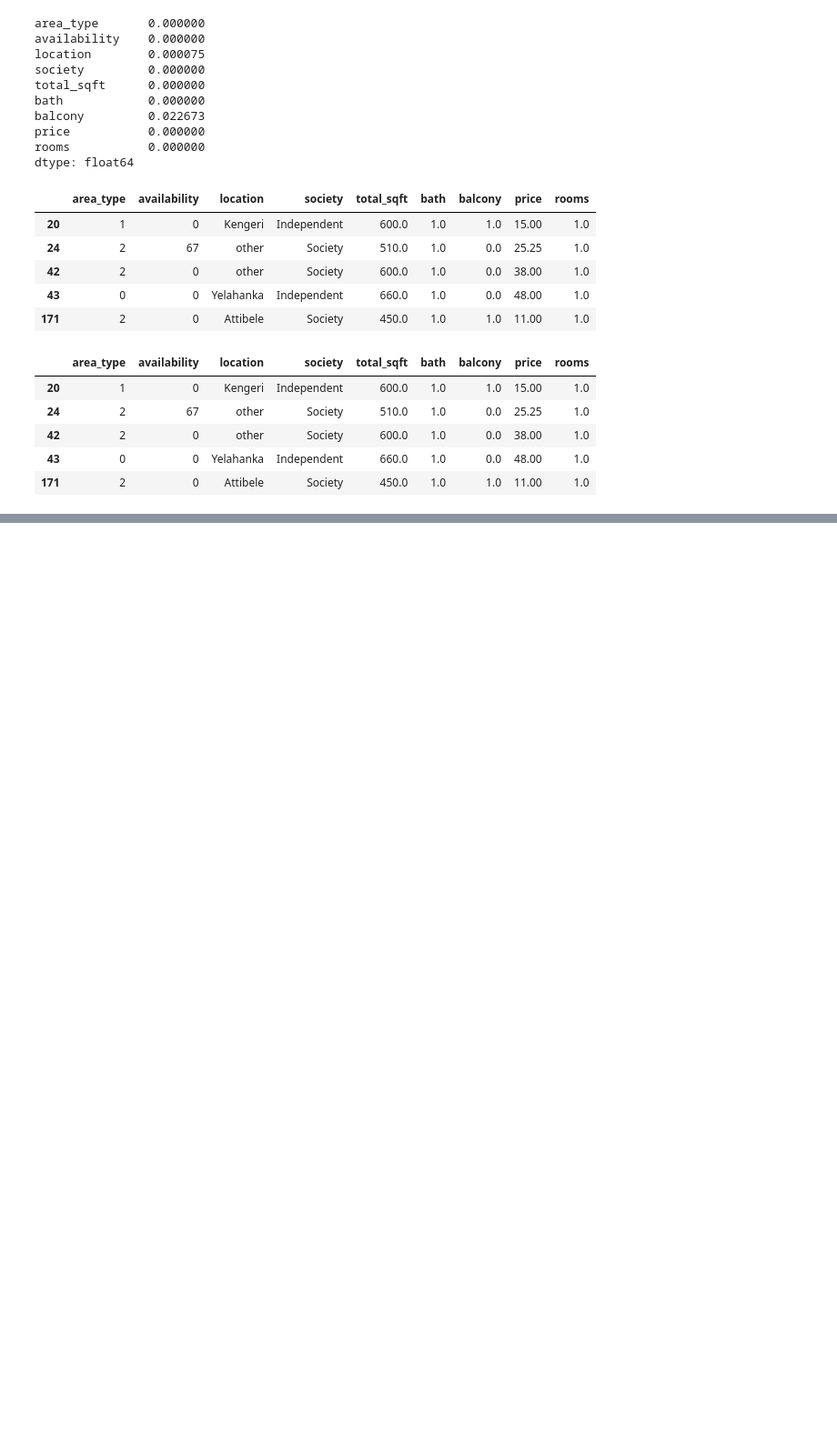
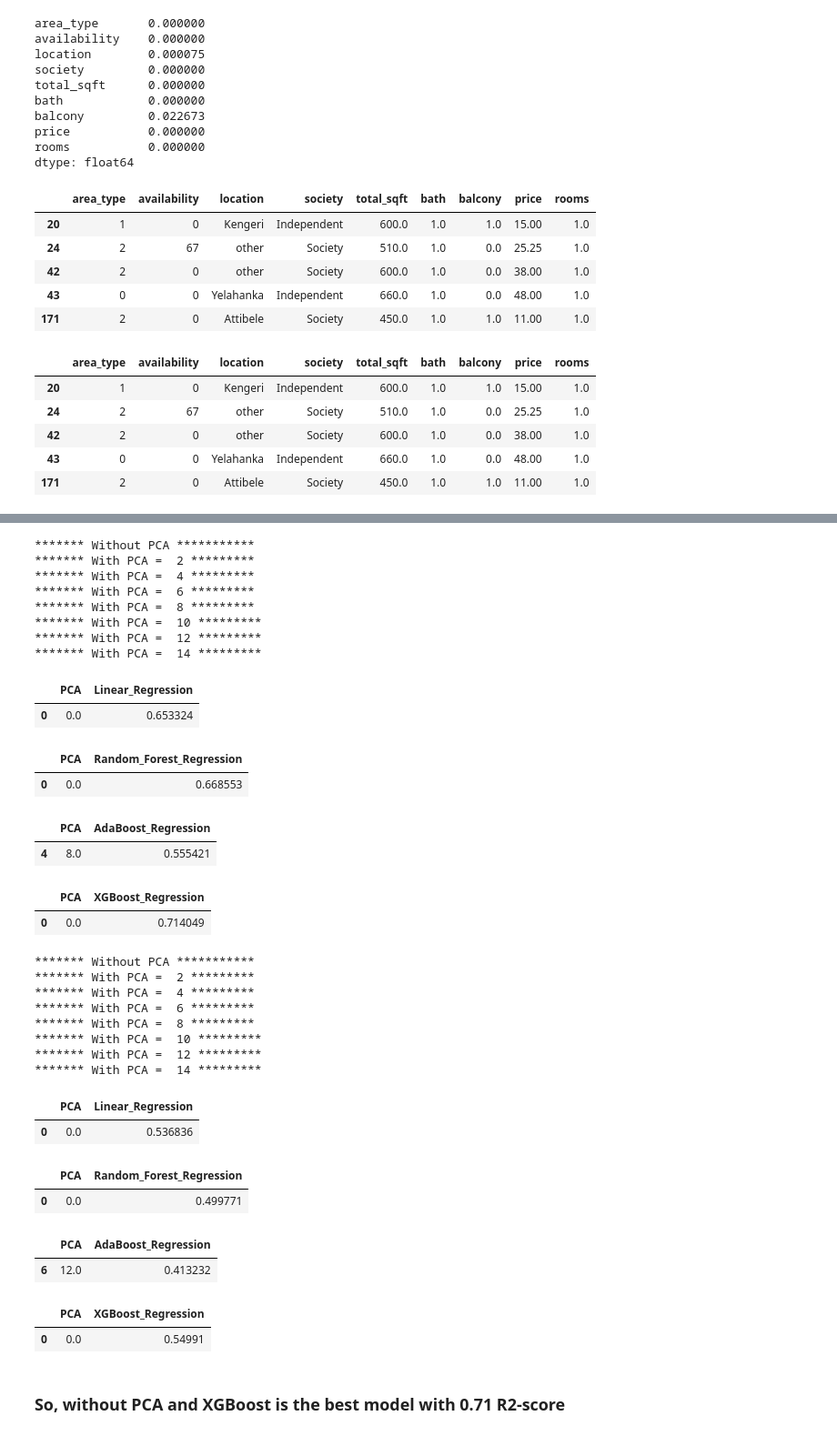
Before and after one commit to 51shubhamchand/ML-Bengaluru-House-Price-Prediction, a Jupyter notebook: ml-bengaluru-house-price-prediction.ipynb, the cells around one changed output, grey strips where cells are left out. Shown at 91% size. Cells and saved outputs as stored; diff of their text form; code cells hidden in the pictures; blank space fills up the shorter version.

```diff
--- a/ml-bengaluru-house-price-prediction.ipynb
+++ b/ml-bengaluru-house-price-prediction.ipynb
@@ -589,8 +569,8 @@ def AdaBoost_func(data_func):
 # %%
 # XGBoost
 
-def XGBoost_func(data_func):
-    x_train, x_test, y_train, y_test, scale = preprocess1(data_func)
+def XGBoost_func(data_func, pca_test):
+    x_train, x_test, y_train, y_test, scale = preprocess1(data_func, pca_test)
 
     # Model Creation
     from xgboost import XGBRegressor
@@ -603,4 +583,4 @@ def XGBoost_func(data_func):
 
     # Model score
     from sklearn import metrics
-    print("R2 score", metrics.r2_score(y_test, y_pred))
+    return(metrics.r2_score(y_test, y_pred))
@@ -646,0 +587,34 @@ R2 score 0.5499095762273485
+# %%
+def final_func(data1):
+    linear_data=pd.DataFrame([], columns=['PCA', 'Linear_Regression'])
+    randomforest_data=pd.DataFrame([], columns=['PCA', 'Random_Forest_Regression'])
+    adaboost_data=pd.DataFrame([], columns=['PCA', 'AdaBoost_Regression'])
+    xgboost_data=pd.DataFrame([], columns=['PCA', 'XGBoost_Regression'])
+
+    for i in np.arange(0,15, 2):
+
+        if (i==0):
+            print("******* Without PCA ***********")
+            """print(">>>>>>> Linear Regression with cross-validation")
+            Linear_Regression_func2(data1)
+            Linear_Regression_func2(data2)"""
+        else:
+            print("******* With PCA = ", i ,"*********")
+
+        # Liner Regression
+        linear_data=linear_data.append({'PCA':i, 'Linear_Regression': Linear_Regression_func(data1, i)}, ignore_index=True)
+
+        # Random Forest Regression
+        randomforest_data=randomforest_data.append({'PCA':i, 'Random_Forest_Regression': RandomForest_func(data1, i)}, ignore_index=True)
+
+        # AdaBoost Regression
+        adaboost_data=adaboost_data.append({'PCA':i, 'AdaBoost_Regression': AdaBoost_func(data1, i)}, ignore_index=True)
+
+        # XGBoost Regression
+        xgboost_data=xgboost_data.append({'PCA':i, 'XGBoost_Regression': XGBoost_func(data1, i)}, ignore_index=True)
+
+
+    display(linear_data[linear_data['Linear_Regression']==linear_data['Linear_Regression'].max()])
+    display(randomforest_data[randomforest_data['Random_Forest_Regression']==randomforest_data['Random_Forest_Regression'].max()])
+    display(adaboost_data[adaboost_data['AdaBoost_Regression']==adaboost_data['AdaBoost_Regression'].max()])
+    display(xgboost_data[xgboost_data['XGBoost_Regression']==xgboost_data['XGBoost_Regression'].max()])
@@ -646,0 +626,38 @@ R2 score 0.5499095762273485
+# %%
+final_func(data1)
+final_func(data2)
+# %% [output]
+******* Without PCA ***********
+******* With PCA =  2 *********
+******* With PCA =  4 *********
+******* With PCA =  6 *********
+******* With PCA =  8 *********
+******* With PCA =  10 *********
+******* With PCA =  12 *********
+******* With PCA =  14 *********
+|  | PCA | Linear_Regression |
+| 0 | 0.0 | 0.653324 |
+|  | PCA | Random_Forest_Regression |
+| 0 | 0.0 | 0.668553 |
+|  | PCA | AdaBoost_Regression |
+| 4 | 8.0 | 0.555421 |
+|  | PCA | XGBoost_Regression |
+| 0 | 0.0 | 0.714049 |
+******* Without PCA ***********
+******* With PCA =  2 *********
+******* With PCA =  4 *********
+******* With PCA =  6 *********
+******* With PCA =  8 *********
+******* With PCA =  10 *********
+******* With PCA =  12 *********
+******* With PCA =  14 *********
+|  | PCA | Linear_Regression |
+| 0 | 0.0 | 0.536836 |
+|  | PCA | Random_Forest_Regression |
+| 0 | 0.0 | 0.499771 |
+|  | PCA | AdaBoost_Regression |
+| 6 | 12.0 | 0.413232 |
+|  | PCA | XGBoost_Regression |
+| 0 | 0.0 | 0.54991 |
+# %% [markdown]
+### So, without PCA and XGBoost is the best model with 0.71 R2-score
```
Also changed, not shown: parts of 12 cells of this notebook.
